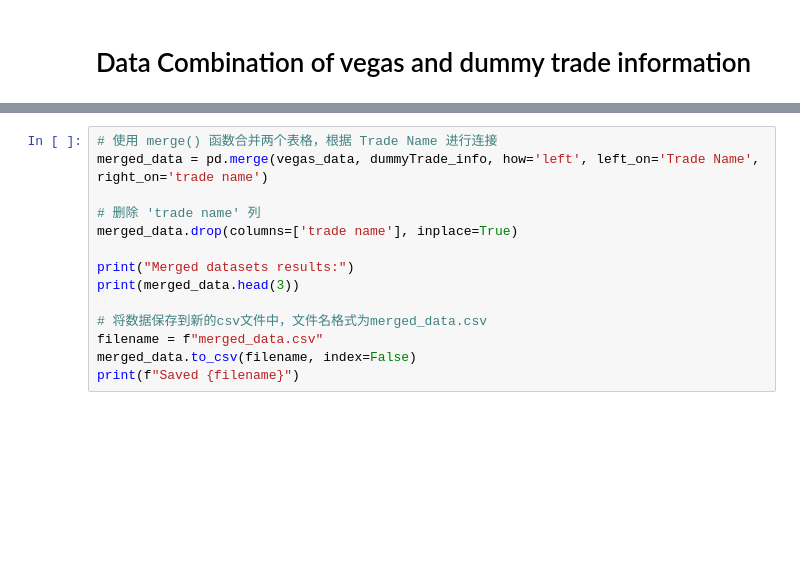
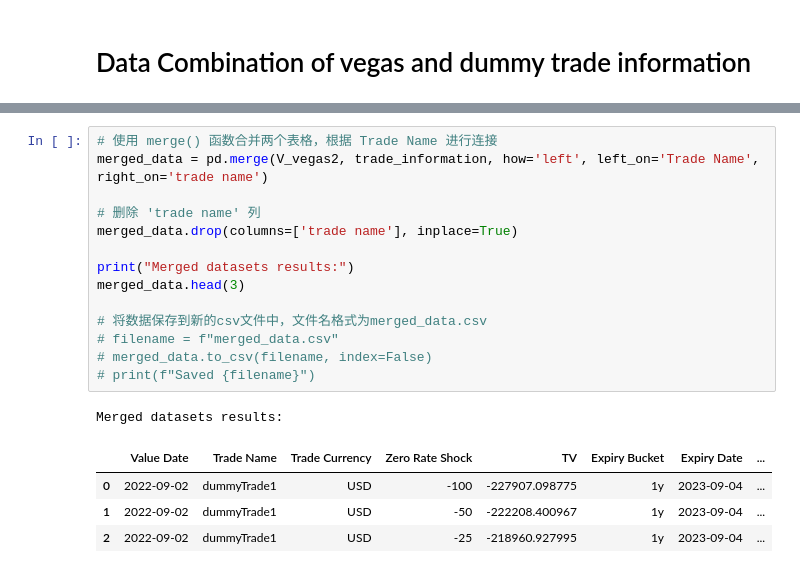
Before and after one commit to Owenliu50377/UBS-Contest, a Jupyter notebook: codes/data_inspection.ipynb, the cells around one changed output, grey strips where cells are left out. Cells and saved outputs as stored; diff of their text form; blank space fills up the shorter version.

```diff
--- a/codes/data_inspection.ipynb
+++ b/codes/data_inspection.ipynb
@@ -159,14 +155,20 @@ print(dummyTrade_info.head(8))
 # %%
 # 使用 merge() 函数合并两个表格，根据 Trade Name 进行连接
-merged_data = pd.merge(vegas_data, dummyTrade_info, how='left', left_on='Trade Name', right_on='trade name')
+merged_data = pd.merge(V_vegas2, trade_information, how='left', left_on='Trade Name', right_on='trade name')
 
 # 删除 'trade name' 列
 merged_data.drop(columns=['trade name'], inplace=True)
 
 print("Merged datasets results:")
-print(merged_data.head(3))
+merged_data.head(3)
 
 # 将数据保存到新的csv文件中，文件名格式为merged_data.csv
-filename = f"merged_data.csv"
-merged_data.to_csv(filename, index=False)
-print(f"Saved {filename}")
+# filename = f"merged_data.csv"
+# merged_data.to_csv(filename, index=False)
+# print(f"Saved {filename}")
+# %% [output]
+Merged datasets results:
+|  | Value Date | Trade Name | Trade Currency | Zero Rate Shock | TV | Expiry Bucket | Expiry Date | ... |
+| 0 | 2022-09-02 | dummyTrade1 | USD | -100 | -227907.098775 | 1y | 2023-09-04 | ... |
+| 1 | 2022-09-02 | dummyTrade1 | USD | -50 | -222208.400967 | 1y | 2023-09-04 | ... |
+| 2 | 2022-09-02 | dummyTrade1 | USD | -25 | -218960.927995 | 1y | 2023-09-04 | ... |
```
Also changed, not shown: parts of 6 cells of this notebook.
